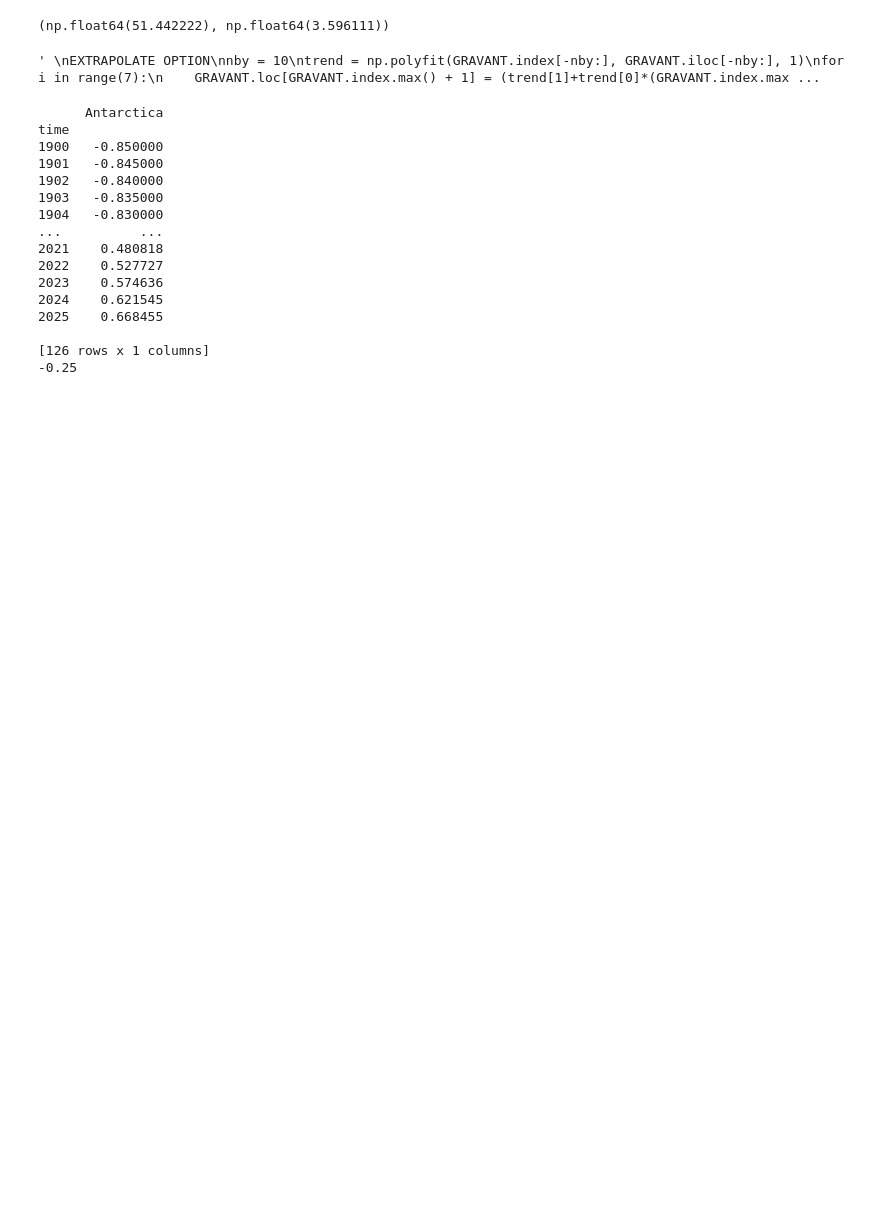
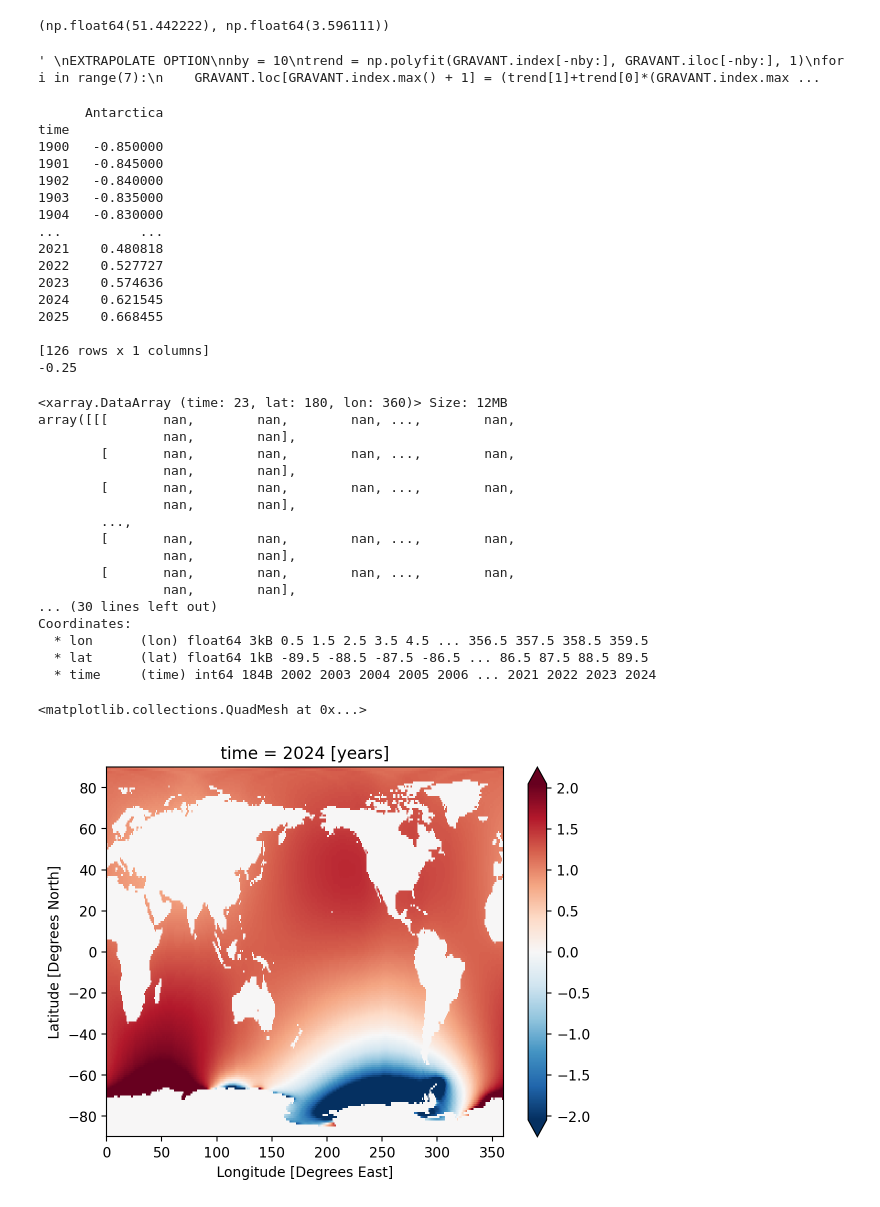
Before and after one commit to Jacobiaan/SLBudget, a Jupyter notebook: notebooks/KyraCompareGravisFred.ipynb, the cells around one changed output. Drawn from its saved outputs; the diff is of its cells as text; code cells hidden in the pictures; blank space fills up the shorter version.

```diff
--- a/notebooks/KyraCompareGravisFred.ipynb
+++ b/notebooks/KyraCompareGravisFred.ipynb
@@ -99,24 +130,53 @@ for i in range(7):
 # %%
 print(ANT)
 
 #print(ANT.loc[2002])
 print(ANT.loc[2002, "Antarctica"])
+
+
+#display(Gravis_ant_ds['Meanslr'])
+
+#display(Gravis_ant_ds['AIS_Gravis'])
+
+
+fractionmean = Gravis_ant_ds['AIS_Gravis']/Gravis_ant_ds['Meanslr']
+display(fractionmean)
+fractionmean.isel(time=-1).plot(robust=True)
 # %% [output]
       Antarctica
 time
 1900   -0.850000
 1901   -0.845000
 1902   -0.840000
 1903   -0.835000
 1904   -0.830000
 ...          ...
 2021    0.480818
 2022    0.527727
 2023    0.574636
 2024    0.621545
 2025    0.668455
 
 [126 rows x 1 columns]
 -0.25
+<xarray.DataArray (time: 23, lat: 180, lon: 360)> Size: 12MB
+array([[[       nan,        nan,        nan, ...,        nan,
+                nan,        nan],
+        [       nan,        nan,        nan, ...,        nan,
+                nan,        nan],
+        [       nan,        nan,        nan, ...,        nan,
+                nan,        nan],
+        ...,
+        [       nan,        nan,        nan, ...,        nan,
+                nan,        nan],
+        [       nan,        nan,        nan, ...,        nan,
+                nan,        nan],
+... (30 lines left out)
+Coordinates:
+  * lon      (lon) float64 3kB 0.5 1.5 2.5 3.5 4.5 ... 356.5 357.5 358.5 359.5
+  * lat      (lat) float64 1kB -89.5 -88.5 -87.5 -86.5 ... 86.5 87.5 88.5 89.5
+  * time     (time) int64 184B 2002 2003 2004 2005 2006 ... 2021 2022 2023 2024
+<matplotlib.collections.QuadMesh at 0x...>
+[figure, added]
 # %%
 #plt.plot(TWS.loc[2000:], label='TWS')
```
Also changed, not shown: parts of 5 cells of this notebook, 2 other files.
